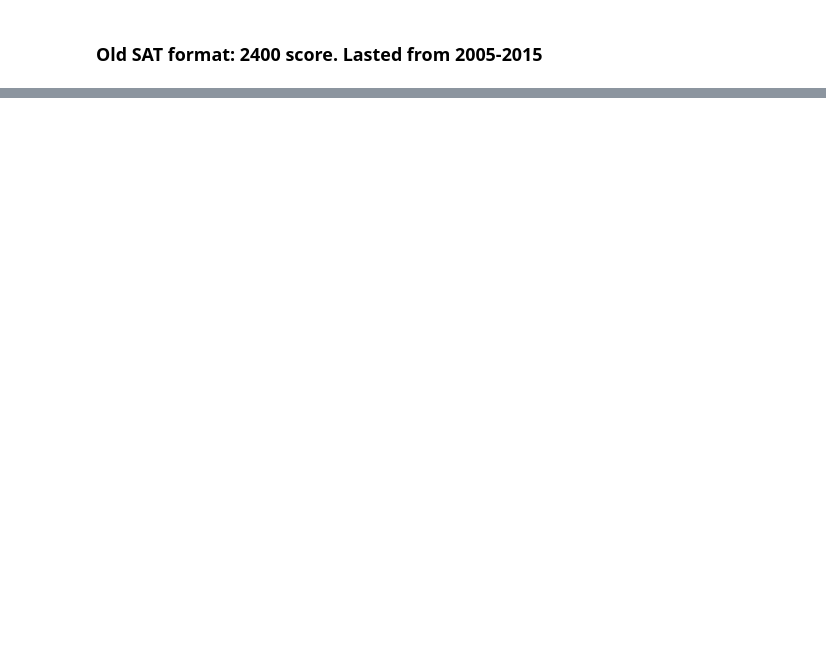
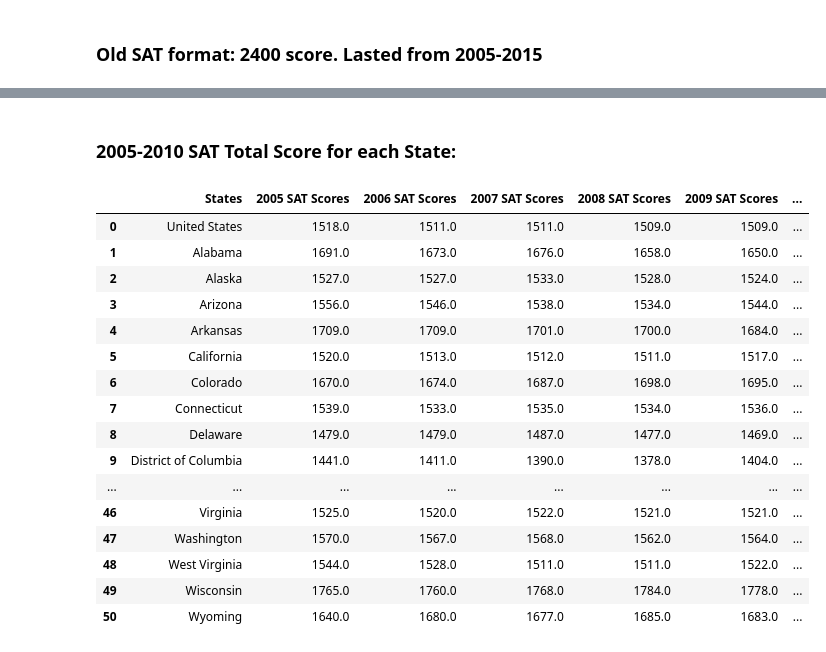
Before and after one commit to phamc4/Projects, a Jupyter notebook: SAT_changes.ipynb, the cells around one changed output, grey strips where cells are left out. Drawn from its saved outputs; the diff is of its cells as text; code cells hidden in the pictures; blank space fills up the shorter version.

Commit message:
Add average scores

```diff
--- a/SAT_changes.ipynb
+++ b/SAT_changes.ipynb
@@ -112,0 +120,29 @@ sat_1995_2015
+# %% [markdown]
+### 2005-2010 SAT Total Score for each State:
+# %%
+to_merge = [sat_2005[['State', 'SAT Total Score']], sat_2006[['State', 'SAT Total Score']], sat_2007[['State', 'SAT Total Score']],
+            sat_2008[['State', 'SAT Total Score']], sat_2009[['State', 'SAT Total Score']]]
+# %%
+df = reduce(lambda x, y: pd.merge(x,y, on='State', how='inner'), to_merge)
+df.columns = ['States', '2005 SAT Scores', '2006 SAT Scores', '2007 SAT Scores', '2008 SAT Scores', '2009 SAT Scores']
+# %%
+df['Average Over 5 Years'] = df.drop('States', axis=1).apply(lambda x: x.mean(), axis=1)
+df
+# %% [output]
+|  | States | 2005 SAT Scores | 2006 SAT Scores | 2007 SAT Scores | 2008 SAT Scores | 2009 SAT Scores | ... |
+| 0 | United States | 1518.0 | 1511.0 | 1511.0 | 1509.0 | 1509.0 | ... |
+| 1 | Alabama | 1691.0 | 1673.0 | 1676.0 | 1658.0 | 1650.0 | ... |
+| 2 | Alaska | 1527.0 | 1527.0 | 1533.0 | 1528.0 | 1524.0 | ... |
+| 3 | Arizona | 1556.0 | 1546.0 | 1538.0 | 1534.0 | 1544.0 | ... |
+| 4 | Arkansas | 1709.0 | 1709.0 | 1701.0 | 1700.0 | 1684.0 | ... |
+| 5 | California | 1520.0 | 1513.0 | 1512.0 | 1511.0 | 1517.0 | ... |
+| 6 | Colorado | 1670.0 | 1674.0 | 1687.0 | 1698.0 | 1695.0 | ... |
+| 7 | Connecticut | 1539.0 | 1533.0 | 1535.0 | 1534.0 | 1536.0 | ... |
+| 8 | Delaware | 1479.0 | 1479.0 | 1487.0 | 1477.0 | 1469.0 | ... |
+| 9 | District of Columbia | 1441.0 | 1411.0 | 1390.0 | 1378.0 | 1404.0 | ... |
+| ... | ... | ... | ... | ... | ... | ... | ... |
+| 46 | Virginia | 1525.0 | 1520.0 | 1522.0 | 1521.0 | 1521.0 | ... |
+| 47 | Washington | 1570.0 | 1567.0 | 1568.0 | 1562.0 | 1564.0 | ... |
+| 48 | West Virginia | 1544.0 | 1528.0 | 1511.0 | 1511.0 | 1522.0 | ... |
+| 49 | Wisconsin | 1765.0 | 1760.0 | 1768.0 | 1784.0 | 1778.0 | ... |
+| 50 | Wyoming | 1640.0 | 1680.0 | 1677.0 | 1685.0 | 1683.0 | ... |
```
Also changed, not shown: parts of 5 cells of this notebook.
